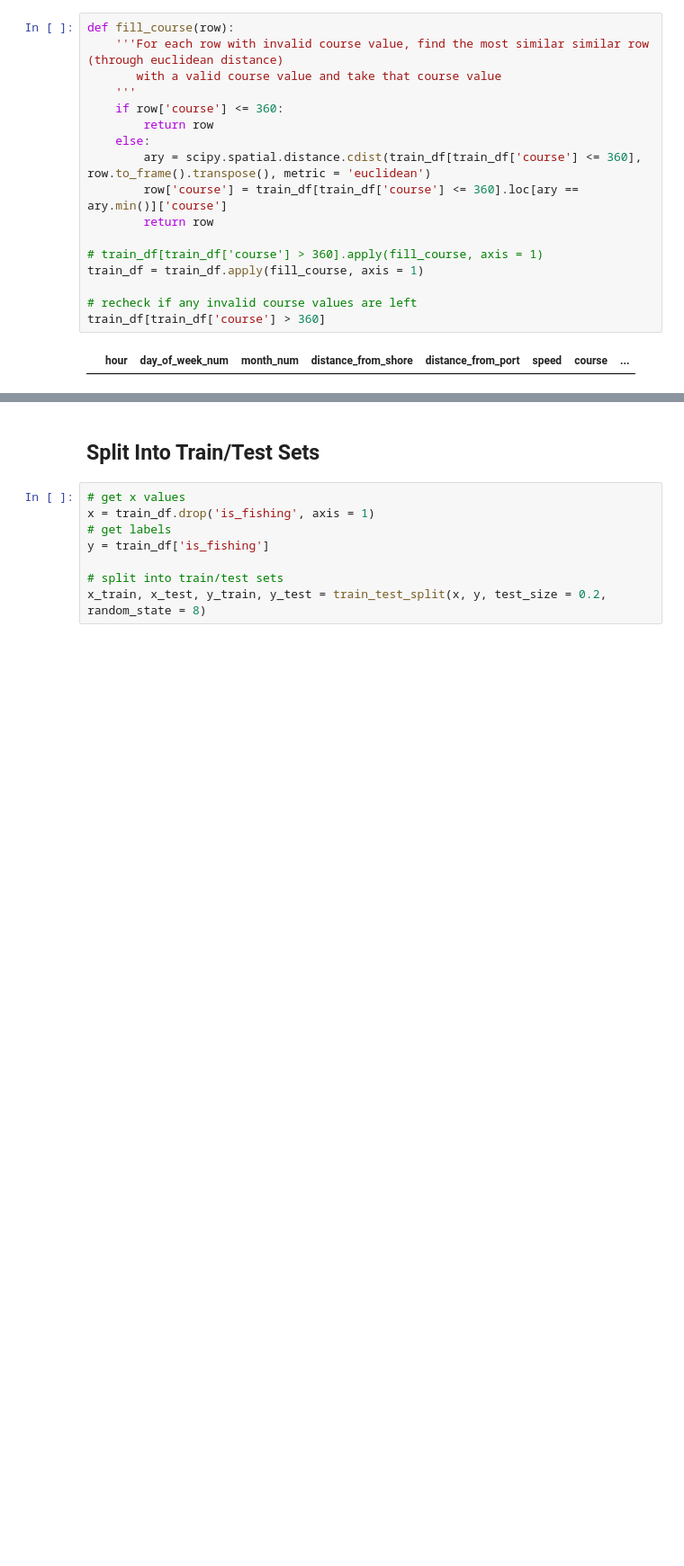
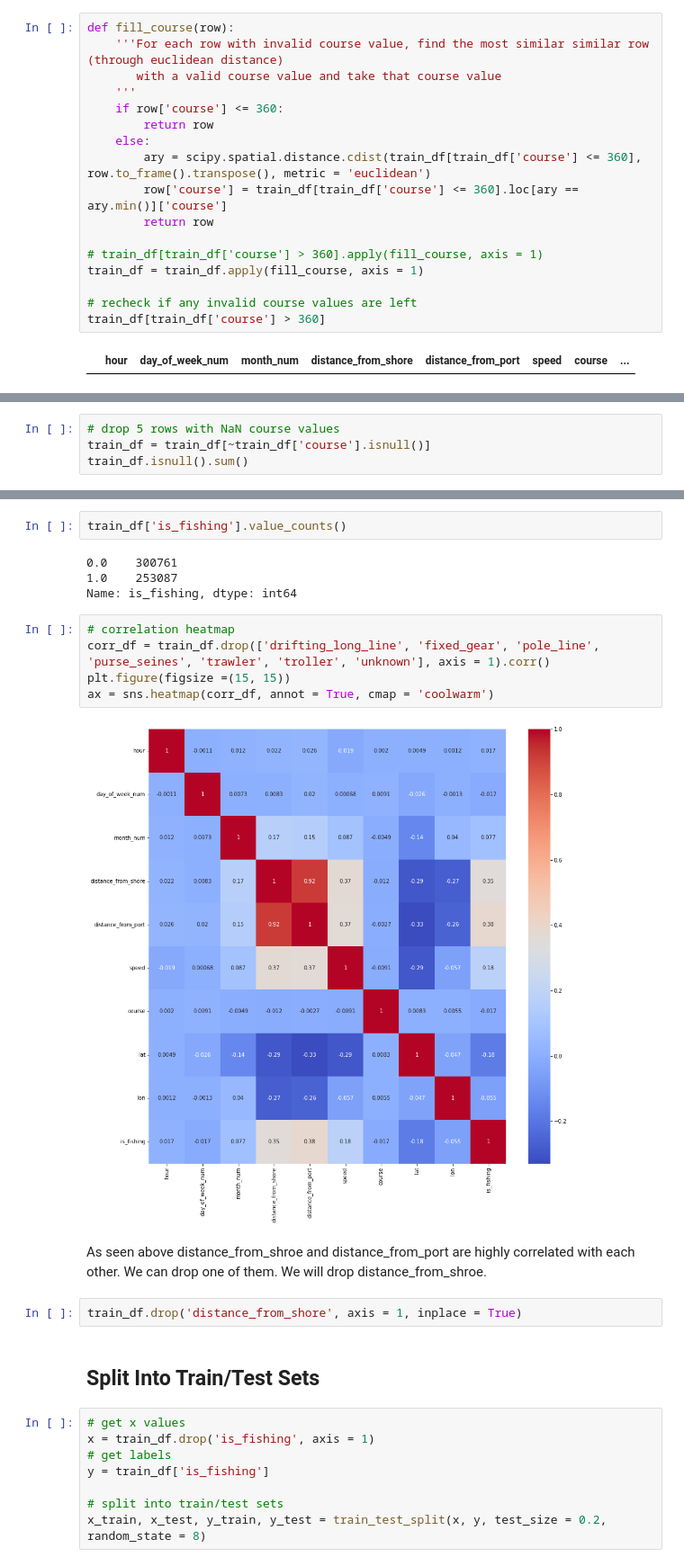
Before and after one commit to seankim658/Fishing-Detection, a Jupyter notebook: main-notebook.ipynb, the cells around one changed output, grey strips where cells are left out. Shown at 90% size. Saved outputs shown, nothing was run; the diff lists cells and outputs as text; blank space fills up the shorter version.

```diff
--- a/main-notebook.ipynb
+++ b/main-notebook.ipynb
@@ -1380,0 +1368,4 @@ train_df.sample(10)
+# %%
+# drop 5 rows with NaN course values
+train_df = train_df[~train_df['course'].isnull()]
+train_df.isnull().sum()
@@ -1381,3 +1391,20 @@ train_df.sample(10)
+# %%
+train_df['is_fishing'].value_counts()
+# %% [output]
+0.0    300761
+1.0    253087
+Name: is_fishing, dtype: int64
+# %%
+# correlation heatmap
+corr_df = train_df.drop(['drifting_long_line', 'fixed_gear', 'pole_line', 'purse_seines', 'trawler', 'troller', 'unknown'], axis = 1).corr()
+plt.figure(figsize =(15, 15))
+ax = sns.heatmap(corr_df, annot = True, cmap = 'coolwarm')
+# %% [output]
+[figure, added]
+# %% [markdown]
+As seen above distance_from_shroe and distance_from_port are highly correlated with each other. We can drop one of them. We will drop distance_from_shroe.
+# %%
+train_df.drop('distance_from_shore', axis = 1, inplace = True)
 # %% [markdown]
 ## Split Into Train/Test Sets
 # %%
```
Also changed, not shown: parts of 22 cells of this notebook.
